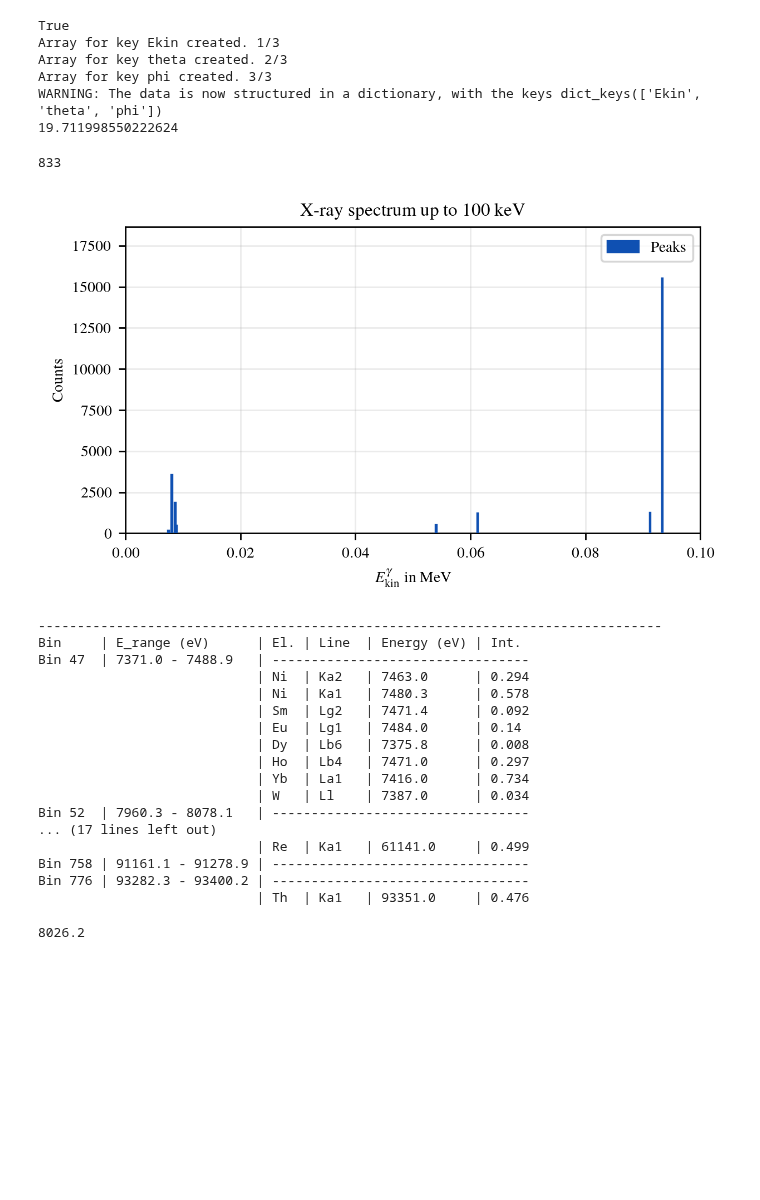
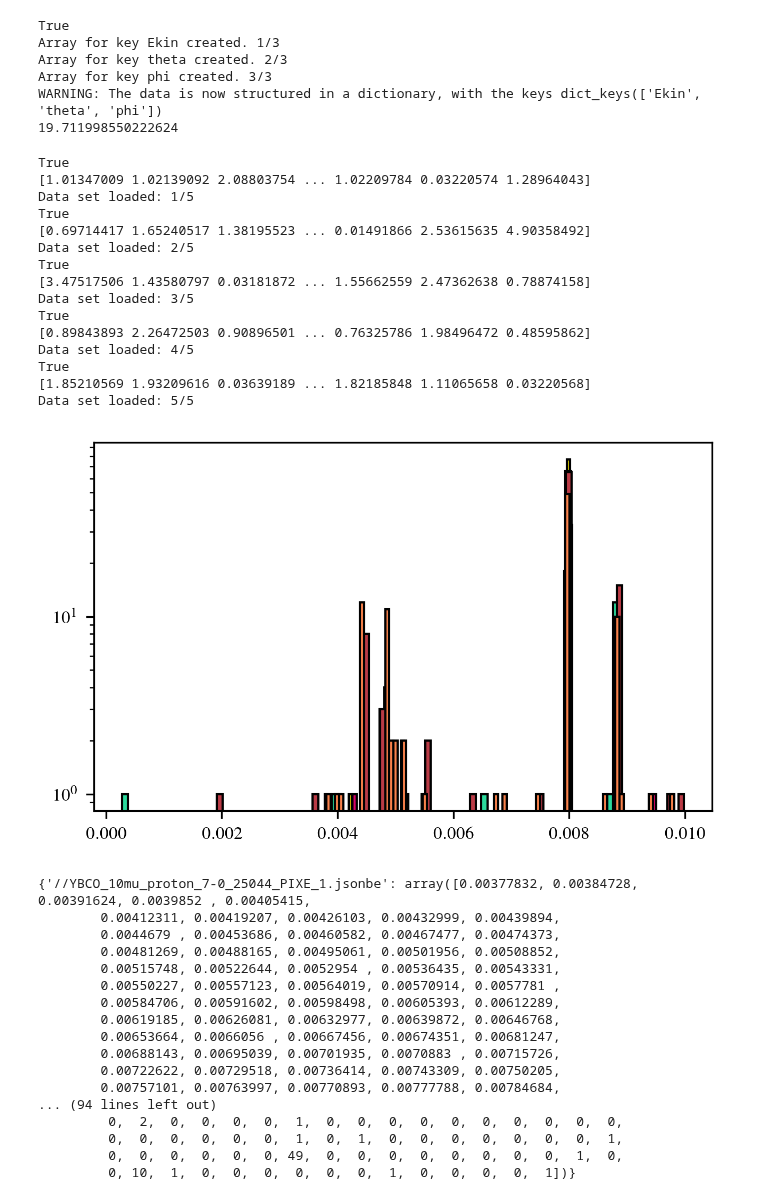
Before and after one commit to SirPhoenix007/IBA-Bonn, a Jupyter notebook: spectra.ipynb, the cells around one changed output. Saved outputs shown, nothing was run; the diff lists cells and outputs as text; code cells hidden in the pictures; blank space fills up the shorter version.

```diff
--- a/spectra.ipynb
+++ b/spectra.ipynb
@@ -289,29 +339,45 @@ WARNING: The data is now structured in a dictionary, with the keys dict_keys(['E
 # plt.tight_layout()
 # plt.show()
 # %%
-array_to_histo(PARAM_XRAY_H, data['Ekin'])
+files = ['//YBCO_10mu_proton_7-0_25044_PIXE_1.json',
+         '//YBCO_10mu_proton_8-5_20760_PIXE_1.json',
+         '//YBCO_10mu_proton_10-0_9848_PIXE_1.json',
+         '//YBCO_10mu_proton_12-0_26620_PIXE_1.json',
+         '//YBCO_10mu_proton_14-0_19704_PIXE_1.json']
+multi_histo(prm=PARAM_XRAY_L, files=files)
+# array_to_histo(PARAM_XRAY_L, data['Ekin'],yscale='log')
 # array_to_histo(data['Ekin'], mask_max=520)
 # %% [output]
-833
+True
+[1.01347009 1.02139092 2.08803754 ... 1.02209784 0.03220574 1.28964043]
+Data set loaded: 1/5
+True
+[0.69714417 1.65240517 1.38195523 ... 0.01491866 2.53615635 4.90358492]
+Data set loaded: 2/5
+True
+[3.47517506 1.43580797 0.03181872 ... 1.55662559 2.47362638 0.78874158]
+Data set loaded: 3/5
+True
+[0.89843893 2.26472503 0.90896501 ... 0.76325786 1.98496472 0.48595862]
+Data set loaded: 4/5
+True
+[1.85210569 1.93209616 0.03639189 ... 1.82185848 1.11065658 0.03220568]
+Data set loaded: 5/5
-[figure, old version]
+[figure, new version]
---------------------------------------------------------------------------------
-Bin     | E_range (eV)      | El. | Line  | Energy (eV) | Int.
-Bin 47  | 7371.0 - 7488.9   | ---------------------------------
-                            | Ni  | Ka2   | 7463.0      | 0.294
-                            | Ni  | Ka1   | 7480.3      | 0.578
-                            | Sm  | Lg2   | 7471.4      | 0.092
-                            | Eu  | Lg1   | 7484.0      | 0.14
-                            | Dy  | Lb6   | 7375.8      | 0.008
-                            | Ho  | Lb4   | 7471.0      | 0.297
-                            | Yb  | La1   | 7416.0      | 0.734
-                            | W   | Ll    | 7387.0      | 0.034
-Bin 52  | 7960.3 - 8078.1   | ---------------------------------
-... (17 lines left out)
-                            | Re  | Ka1   | 61141.0     | 0.499
-Bin 758 | 91161.1 - 91278.9 | ---------------------------------
-Bin 776 | 93282.3 - 93400.2 | ---------------------------------
-                            | Th  | Ka1   | 93351.0     | 0.476
+{'//YBCO_10mu_proton_7-0_25044_PIXE_1.jsonbe': array([0.00377832, 0.00384728, 0.00391624, 0.0039852 , 0.00405415,
+        0.00412311, 0.00419207, 0.00426103, 0.00432999, 0.00439894,
+        0.0044679 , 0.00453686, 0.00460582, 0.00467477, 0.00474373,
+        0.00481269, 0.00488165, 0.00495061, 0.00501956, 0.00508852,
+        0.00515748, 0.00522644, 0.0052954 , 0.00536435, 0.00543331,
+        0.00550227, 0.00557123, 0.00564019, 0.00570914, 0.0057781 ,
+        0.00584706, 0.00591602, 0.00598498, 0.00605393, 0.00612289,
+        0.00619185, 0.00626081, 0.00632977, 0.00639872, 0.00646768,
+        0.00653664, 0.0066056 , 0.00667456, 0.00674351, 0.00681247,
+        0.00688143, 0.00695039, 0.00701935, 0.0070883 , 0.00715726,
+        0.00722622, 0.00729518, 0.00736414, 0.00743309, 0.00750205,
+        0.00757101, 0.00763997, 0.00770893, 0.00777788, 0.00784684,
+... (94 lines left out)
+         0,  2,  0,  0,  0,  0,  1,  0,  0,  0,  0,  0,  0,  0,  0,  0,  0,
+         0,  0,  0,  0,  0,  0,  1,  0,  1,  0,  0,  0,  0,  0,  0,  0,  1,
+         0,  0,  0,  0,  0,  0, 49,  0,  0,  0,  0,  0,  0,  0,  0,  1,  0,
+         0, 10,  1,  0,  0,  0,  0,  0,  0,  1,  0,  0,  0,  0,  1])}
-# %%
-xy.xray_transition_energy_eV(29, 'Ka2')
-# %% [output]
-8026.2
```
Also changed, not shown: parts of 3 cells of this notebook, 1 other file.
